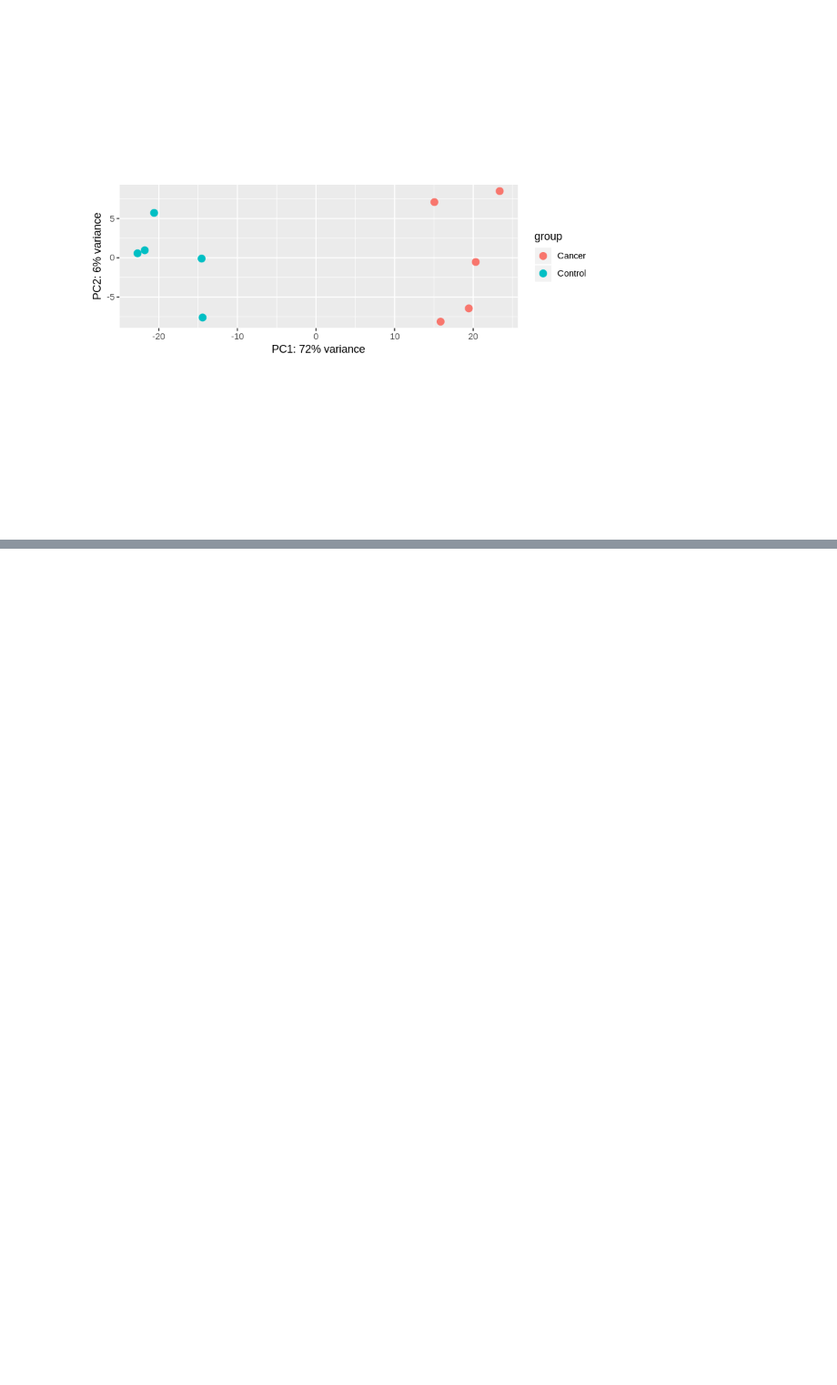
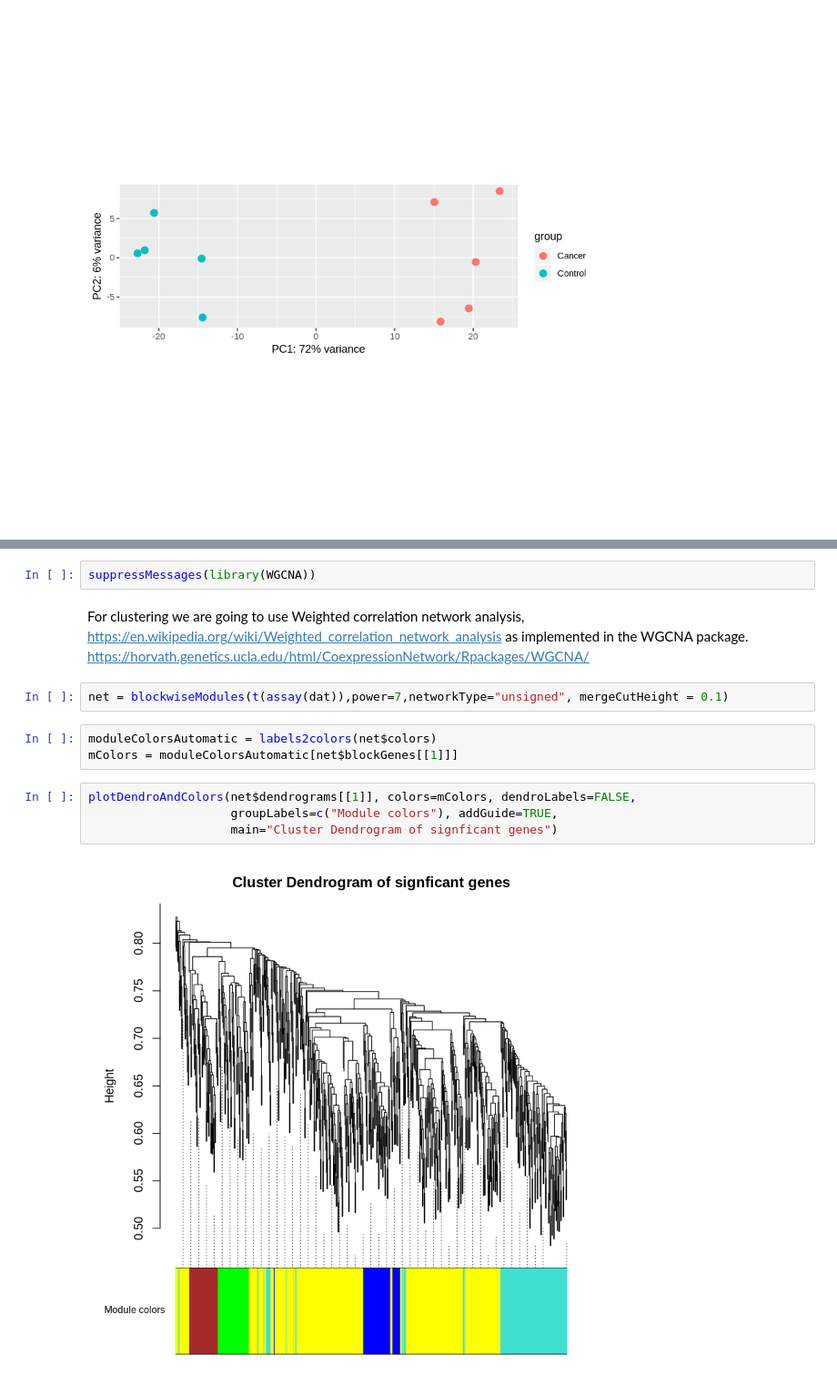
Before and after one commit to gcfntnu/mol8012-2019, a Jupyter notebook: mol8012-02.ipynb, the cells around one changed output, grey strips where cells are left out. Shown at 91% size. Drawn from its saved outputs; the diff is of its cells as text; blank space fills up the shorter version.

```diff
--- a/mol8012-02.ipynb
+++ b/mol8012-02.ipynb
@@ -86,0 +64,15 @@ plotPCA(dat, intgroup="Sample_Group")
+# %%
+suppressMessages(library(WGCNA))
+# %% [markdown]
+For clustering we are going to use Weighted correlation network analysis, https://en.wikipedia.org/wiki/Weighted_correlation_network_analysis as implemented in the WGCNA package. https://horvath.genetics.ucla.edu/html/CoexpressionNetwork/Rpackages/WGCNA/
+# %%
+net = blockwiseModules(t(assay(dat)),power=7,networkType="unsigned", mergeCutHeight = 0.1)
+# %%
+moduleColorsAutomatic = labels2colors(net$colors)
+mColors = moduleColorsAutomatic[net$blockGenes[[1]]]
+# %%
+plotDendroAndColors(net$dendrograms[[1]], colors=mColors, dendroLabels=FALSE,
+                    groupLabels=c("Module colors"), addGuide=TRUE,
+                    main="Cluster Dendrogram of signficant genes")
+# %% [output]
+[figure, added]
```
Also changed, not shown: parts of 10 cells of this notebook.
